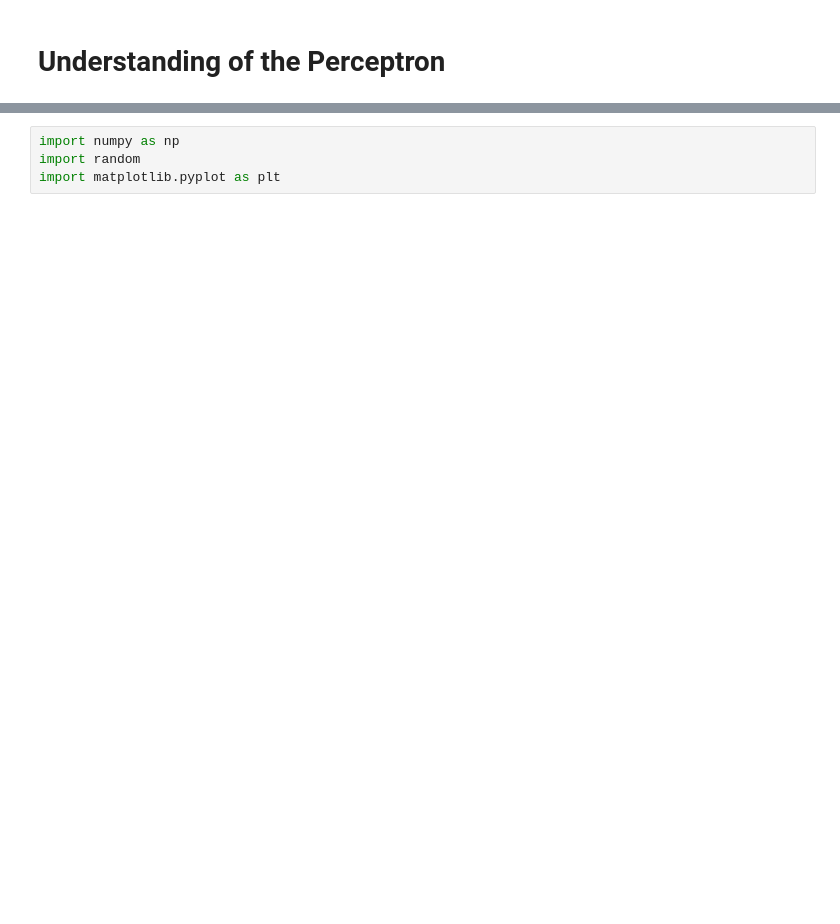
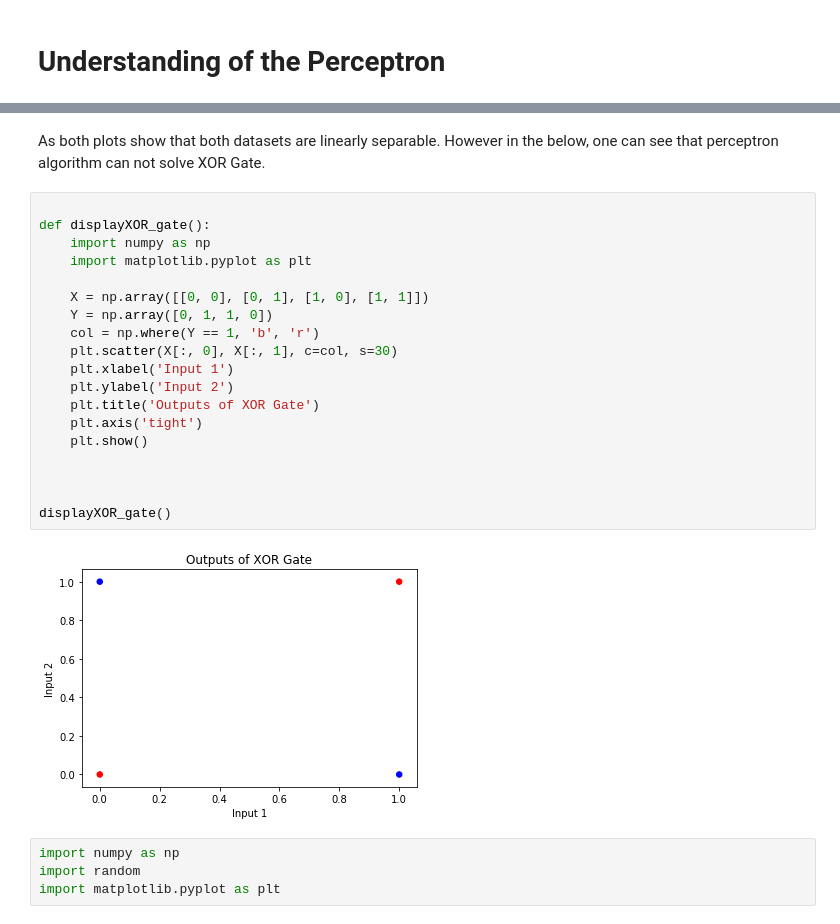
Before and after one commit to Demirrr/Demirrr.github.io, a Jupyter notebook: posts/ML/posts/Perceptron/Perceptron_from_scratch.ipynb, the cells around one changed output, grey strips where cells are left out. Drawn from its saved outputs; the diff is of its cells as text; blank space fills up the shorter version.

Commit message:
Implementation of Perceptron is done.

```diff
--- a/posts/ML/posts/Perceptron/Perceptron_from_scratch.ipynb
+++ b/posts/ML/posts/Perceptron/Perceptron_from_scratch.ipynb
@@ -45,3 +79,26 @@ $\textbf{w} = \sum_{i} a_i y_i x_i$,$ $ with positive coefficients $a_i>0$. This
+# %% [markdown]
+As both plots show that both datasets are linearly separable. However in the below, one can see that perceptron algorithm can not solve XOR Gate.
+# %%
+
+def displayXOR_gate():
+    import numpy as np
+    import matplotlib.pyplot as plt
+
+    X = np.array([[0, 0], [0, 1], [1, 0], [1, 1]])
+    Y = np.array([0, 1, 1, 0])
+    col = np.where(Y == 1, 'b', 'r')
+    plt.scatter(X[:, 0], X[:, 1], c=col, s=30)
+    plt.xlabel('Input 1')
+    plt.ylabel('Input 2')
+    plt.title('Outputs of XOR Gate')
+    plt.axis('tight')
+    plt.show()
+
+
+
+displayXOR_gate()
+# %% [output]
+[figure, added]
 # %%
 import numpy as np
 import random
```
Also changed, not shown: parts of 19 cells of this notebook, 1 other file.
